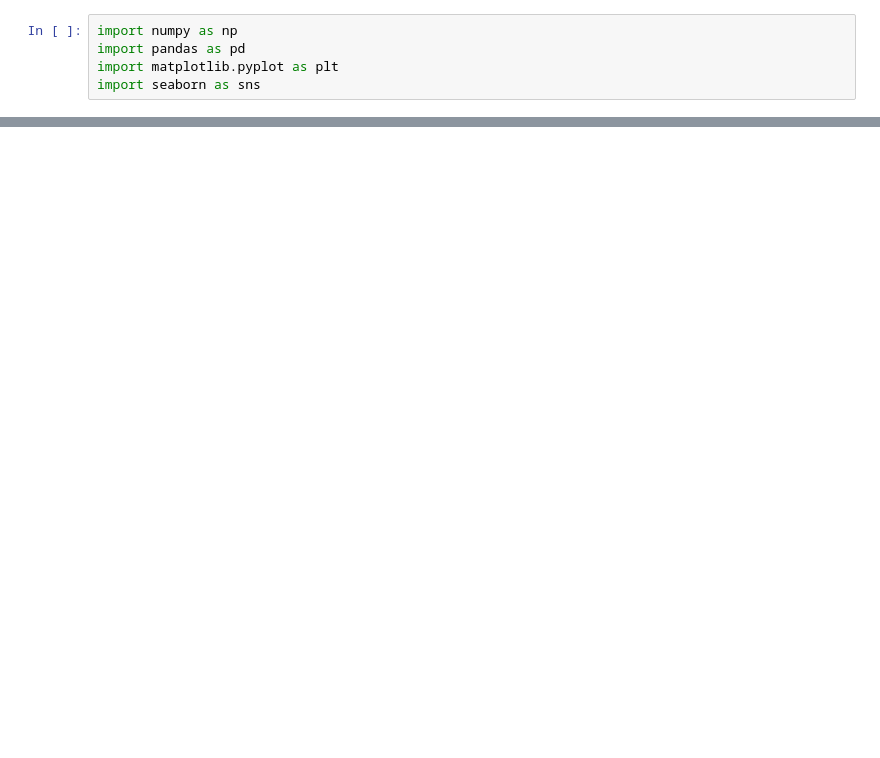
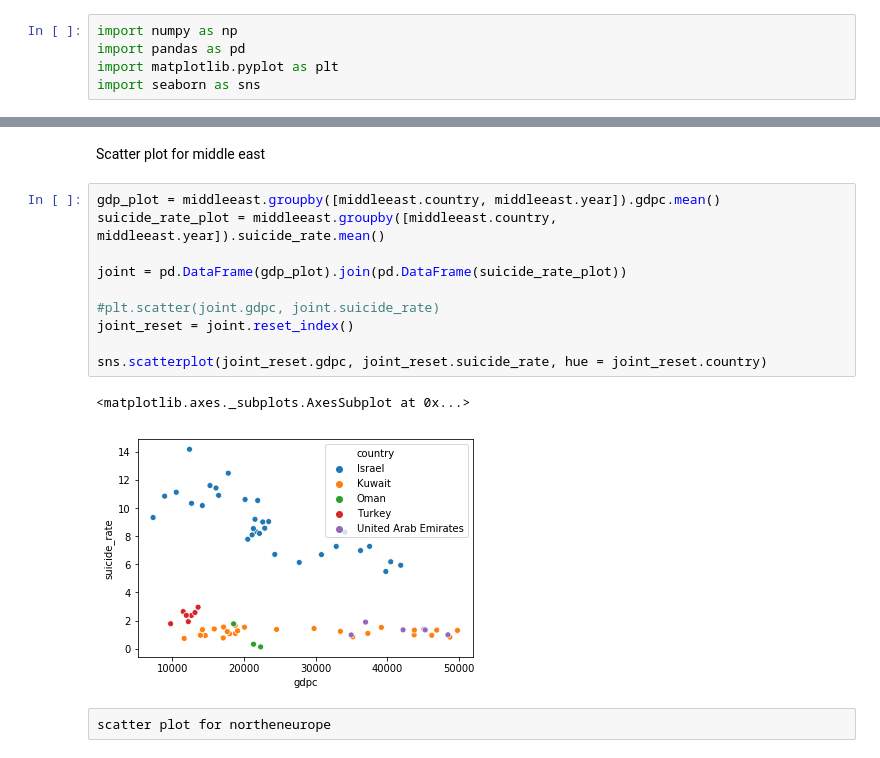
Before and after one commit to sophiazhou97/131-project, a Jupyter notebook: 131project.ipynb, the cells around one changed output, grey strips where cells are left out. Drawn from its saved outputs; the diff is of its cells as text; blank space fills up the shorter version.

```diff
--- a/131project.ipynb
+++ b/131project.ipynb
@@ -51,0 +36,17 @@ northeurope.head()
+# %% [markdown]
+Scatter plot for middle east
+# %%
+gdp_plot = middleeast.groupby([middleeast.country, middleeast.year]).gdpc.mean()
+suicide_rate_plot = middleeast.groupby([middleeast.country, middleeast.year]).suicide_rate.mean()
+
+joint = pd.DataFrame(gdp_plot).join(pd.DataFrame(suicide_rate_plot))
+
+#plt.scatter(joint.gdpc, joint.suicide_rate)
+joint_reset = joint.reset_index()
+
+sns.scatterplot(joint_reset.gdpc, joint_reset.suicide_rate, hue = joint_reset.country)
+# %% [output]
+<matplotlib.axes._subplots.AxesSubplot at 0x...>
+[figure, added]
+# %% [raw]
+scatter plot for northeneurope
```
Also changed, not shown: parts of 10 cells of this notebook.
